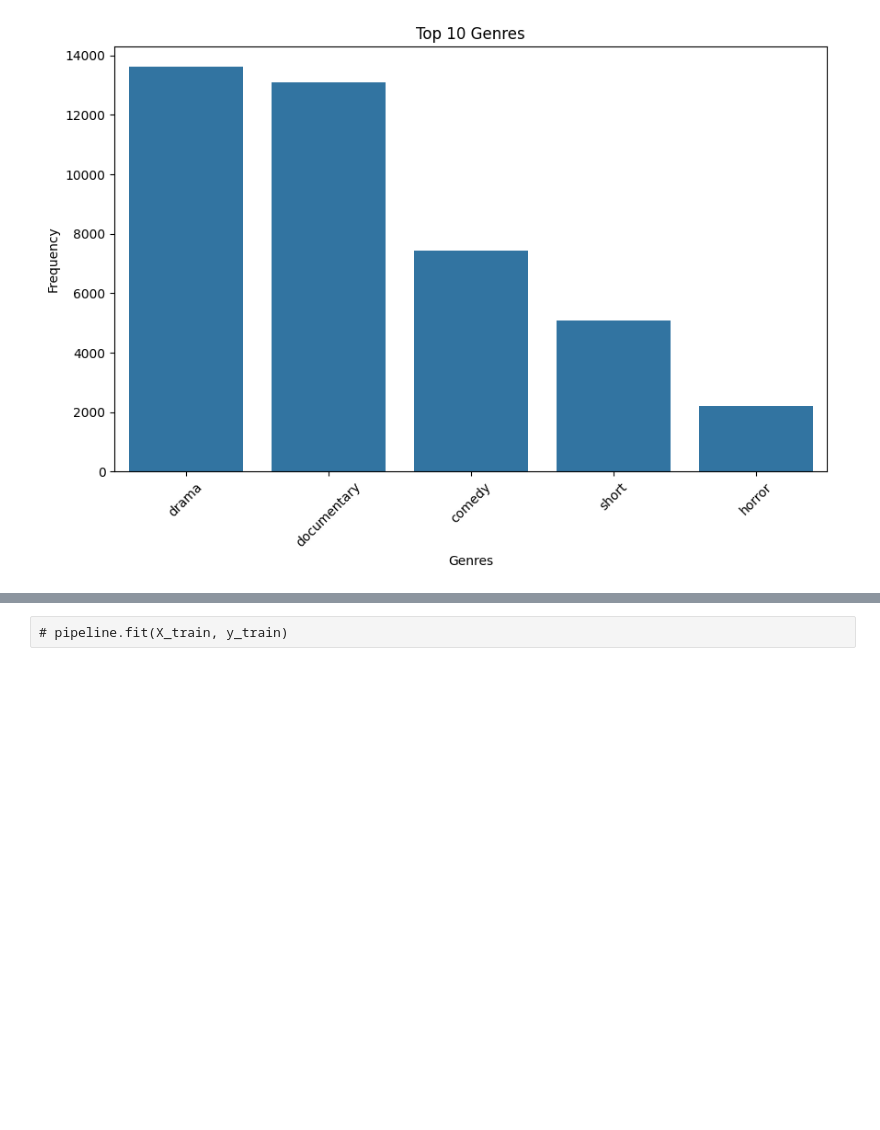
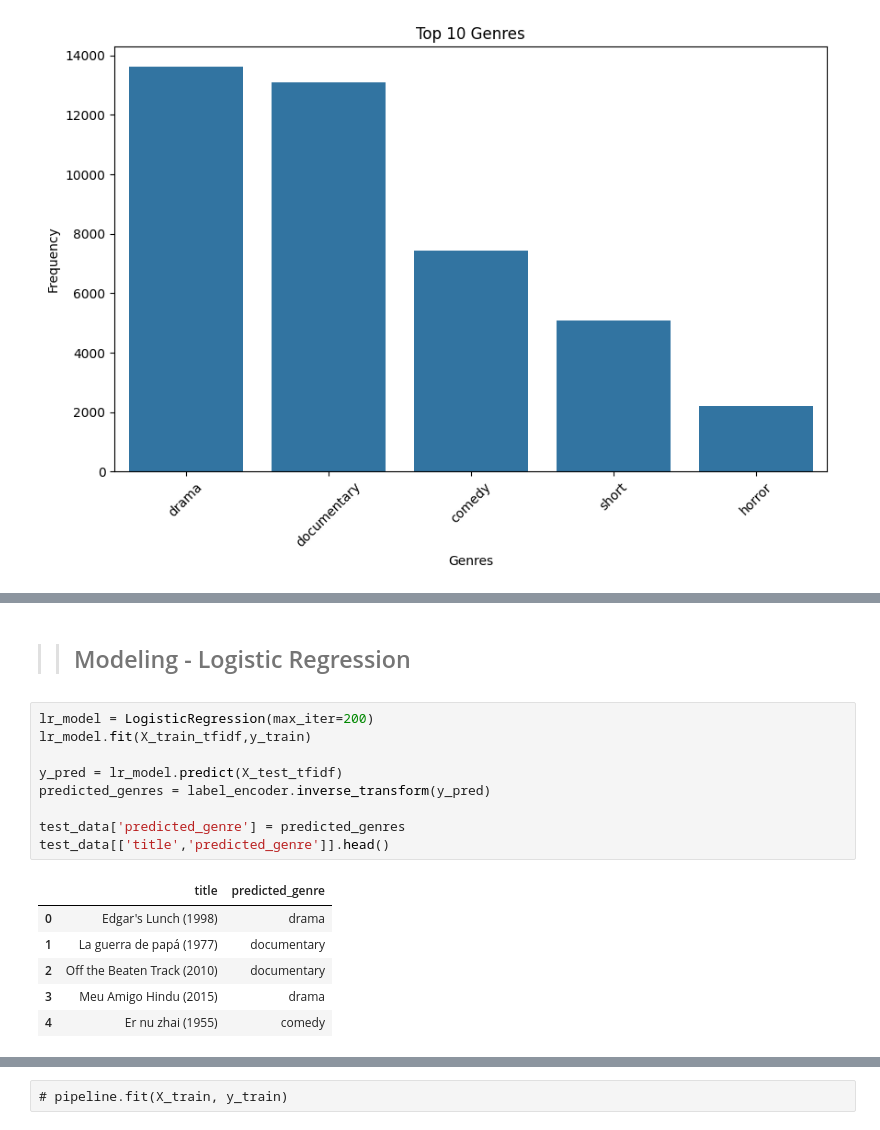
Before and after one commit to amannnnnyyyy/CODSOFT, a Jupyter notebook: movie_genre_classification/notebooks/movie.ipynb, the cells around one changed output, grey strips where cells are left out. Cells and saved outputs as stored; diff of their text form; blank space fills up the shorter version.

```diff
--- a/movie_genre_classification/notebooks/movie.ipynb
+++ b/movie_genre_classification/notebooks/movie.ipynb
@@ -74,0 +118,18 @@ top_5_genres(train_data)
+# %% [markdown]
+>> ## Modeling - Logistic Regression
+# %%
+lr_model = LogisticRegression(max_iter=200)
+lr_model.fit(X_train_tfidf,y_train)
+
+y_pred = lr_model.predict(X_test_tfidf)
+predicted_genres = label_encoder.inverse_transform(y_pred)
+
+test_data['predicted_genre'] = predicted_genres
+test_data[['title','predicted_genre']].head()
+# %% [output]
+|  | title | predicted_genre |
+| 0 | Edgar's Lunch (1998) | drama |
+| 1 | La guerra de papá (1977) | documentary |
+| 2 | Off the Beaten Track (2010) | documentary |
+| 3 | Meu Amigo Hindu (2015) | drama |
+| 4 | Er nu zhai (1955) | comedy |
```
Also changed, not shown: parts of 19 cells of this notebook, 1 other file.
